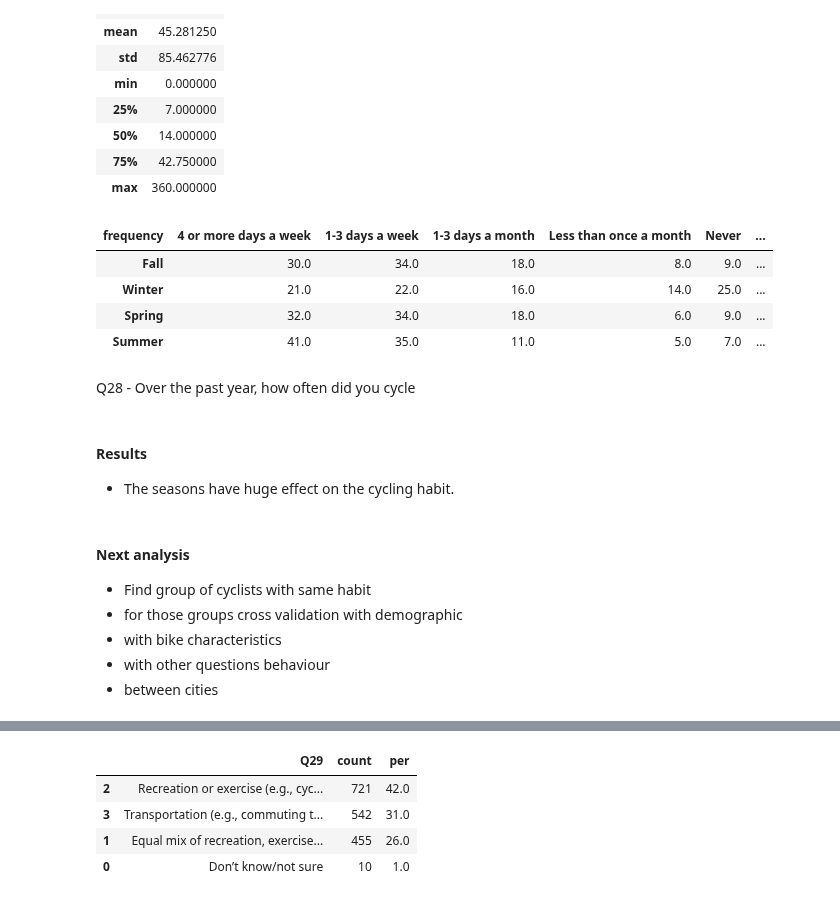
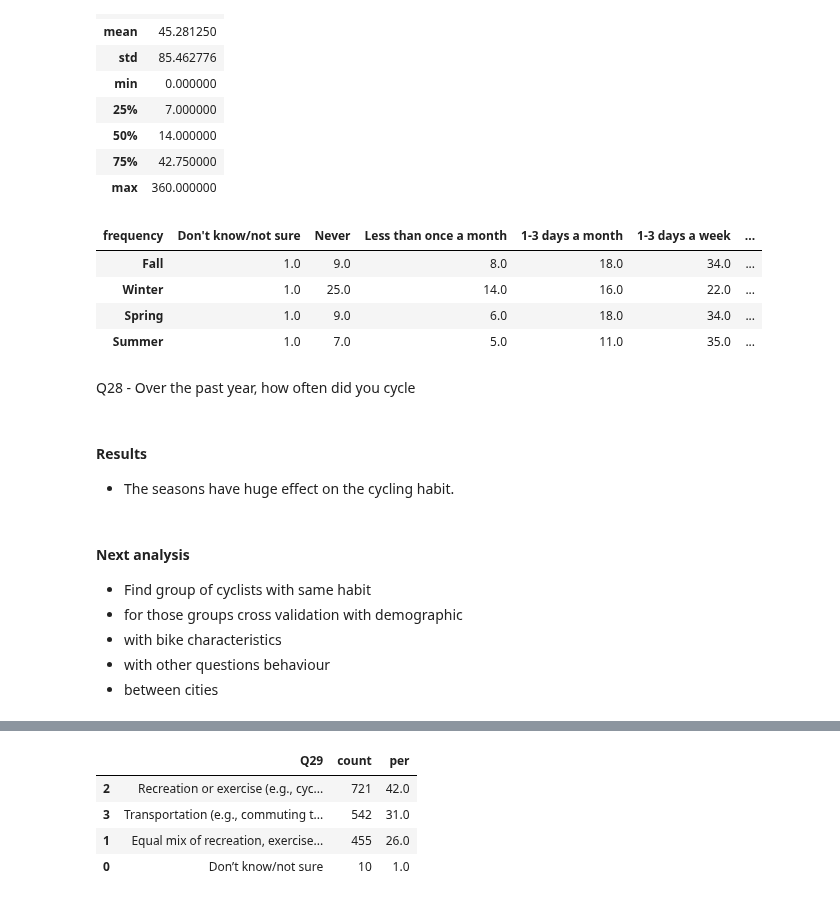
Before and after one commit to achic19/Biketheft, a Jupyter notebook: python/notebooks/paper_2_notebook/general analysis.ipynb, the cells around one changed output, grey strips where cells are left out. Cells and saved outputs as stored; diff of their text form; code cells hidden in the pictures.

```diff
--- a/python/notebooks/paper_2_notebook/general analysis.ipynb
+++ b/python/notebooks/paper_2_notebook/general analysis.ipynb
@@ -300,30 +300,30 @@ Q27 - After recovering your bike, how many additional days did it take before yo
 # %%
 frequency= 'frequency'
 seasons = {1:'Fall', 2:'Winter', 3:'Spring', 4:'Summer'} # list of seasons
 data_to_use  =[res_reg[f'Q28_{i}'].rename(columns={'per':seasons[i]}) for i in range(1,5)]
 data_to_use_1 =[data.rename(columns= {data.columns[0]:frequency}).drop('count', axis=1).set_index(frequency) for data in data_to_use]
 seasons_pd= pd.concat(data_to_use_1,axis=1)
 
-frequency_dic={'4 or more days a week':0,'1-3 days a week':1,  '1-3 days a month':2,'Less than once a month':3, 'Never':4,
-        "Don't know/not sure":5}
+frequency_dic={'4 or more days a week':5,'1-3 days a week':4,  '1-3 days a month':3,'Less than once a month':2, 'Never':1,
+        "Don't know/not sure":0}
 for_sort = 'for_sort'
 seasons_pd[for_sort] = frequency_dic
 seasons_pd.sort_values(for_sort).drop(for_sort,axis=1).T
 
 q_num = 'Q28'
 q =f"Over the past year, how often did you cycle"
 text =f"{q_num} - {q}"
 display(Markdown(text))
 text = f"<h4>Results</h4><ul><li>The seasons have huge effect on the cycling habit.</li></ul>"
 display(Markdown(text))
 text = "<h4>Next analysis</h4><ul> <li>Find group of cyclists with same habit</li> <li>for those groups cross validation with demographic</li><li>with bike characteristics </li><li> with other questions behaviour</li> <li>between cities</li></ul>"
 display(Markdown(text))
 # %% [output]
-| frequency | 4 or more days a week | 1-3 days a week | 1-3 days a month | Less than once a month | Never | ... |
-| Fall | 30.0 | 34.0 | 18.0 | 8.0 | 9.0 | ... |
-| Winter | 21.0 | 22.0 | 16.0 | 14.0 | 25.0 | ... |
-| Spring | 32.0 | 34.0 | 18.0 | 6.0 | 9.0 | ... |
-| Summer | 41.0 | 35.0 | 11.0 | 5.0 | 7.0 | ... |
+| frequency | Don't know/not sure | Never | Less than once a month | 1-3 days a month | 1-3 days a week | ... |
+| Fall | 1.0 | 9.0 | 8.0 | 18.0 | 34.0 | ... |
+| Winter | 1.0 | 25.0 | 14.0 | 16.0 | 22.0 | ... |
+| Spring | 1.0 | 9.0 | 6.0 | 18.0 | 34.0 | ... |
+| Summer | 1.0 | 7.0 | 5.0 | 11.0 | 35.0 | ... |
 Q28 - Over the past year, how often did you cycle
 <h4>Results</h4><ul><li>The seasons have huge effect on the cycling habit.</li></ul>
 <h4>Next analysis</h4><ul> <li>Find group of cyclists with same habit</li> <li>for those groups cross validation with demographic</li><li>with bike characteristics </li><li> with other questions behaviour</li> <li>between cities</li></ul>
```
Also changed, not shown: parts of 5 cells of this notebook, 2 other files.
